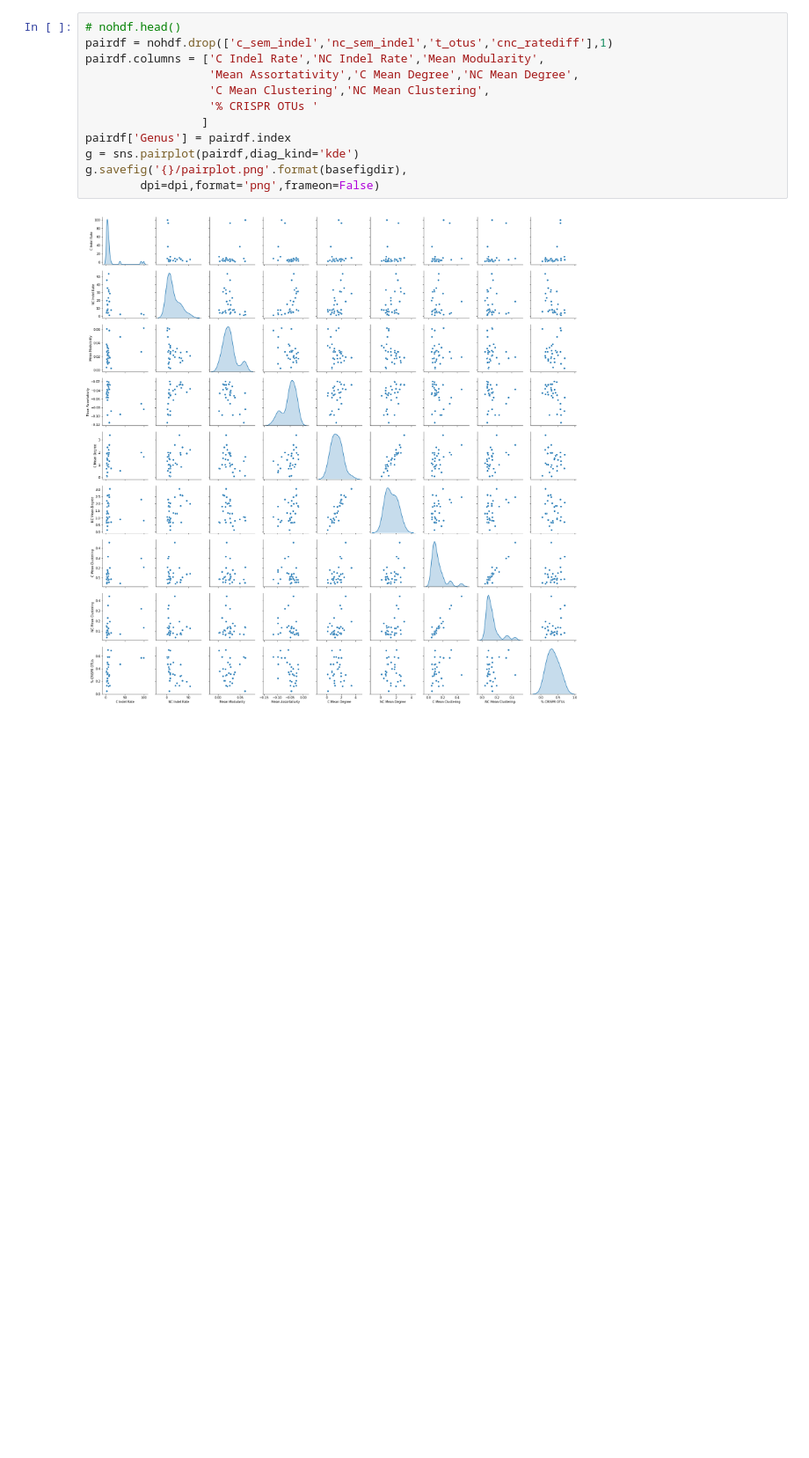
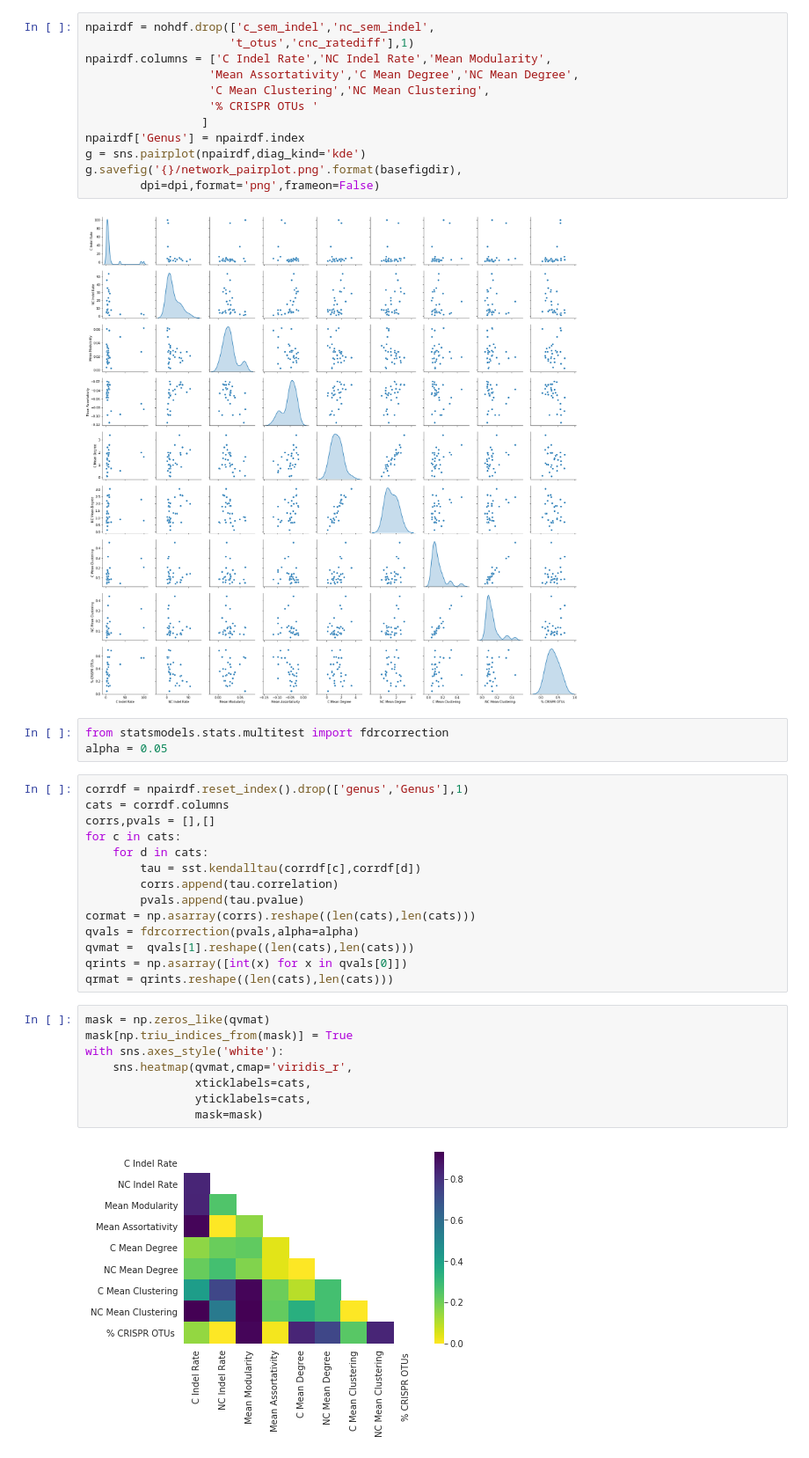
Before and after one commit to DJSiddharthVader/Undergrad_Thesis, a Jupyter notebook: notebooks/plotting.ipynb, the cells around one changed output. Shown at 88% size. Saved outputs shown, nothing was run; the diff lists cells and outputs as text; blank space fills up the shorter version.

```diff
--- a/notebooks/plotting.ipynb
+++ b/notebooks/plotting.ipynb
@@ -99,14 +119,41 @@ plu.violinPlot(stats,col='assortativity',dpi=dpi,
 # %%
-# nohdf.head()
-pairdf = nohdf.drop(['c_sem_indel','nc_sem_indel','t_otus','cnc_ratediff'],1)
-pairdf.columns = ['C Indel Rate','NC Indel Rate','Mean Modularity',
+npairdf = nohdf.drop(['c_sem_indel','nc_sem_indel',
+                     't_otus','cnc_ratediff'],1)
+npairdf.columns = ['C Indel Rate','NC Indel Rate','Mean Modularity',
                   'Mean Assortativity','C Mean Degree','NC Mean Degree',
                   'C Mean Clustering','NC Mean Clustering',
                   '% CRISPR OTUs '
                  ]
-pairdf['Genus'] = pairdf.index
-g = sns.pairplot(pairdf,diag_kind='kde')
-g.savefig('{}/pairplot.png'.format(basefigdir),
+npairdf['Genus'] = npairdf.index
+g = sns.pairplot(npairdf,diag_kind='kde')
+g.savefig('{}/network_pairplot.png'.format(basefigdir),
         dpi=dpi,format='png',frameon=False)
 # %% [output]
 [figure]
+# %%
+from statsmodels.stats.multitest import fdrcorrection
+alpha = 0.05
+# %%
+corrdf = npairdf.reset_index().drop(['genus','Genus'],1)
+cats = corrdf.columns
+corrs,pvals = [],[]
+for c in cats:
+    for d in cats:
+        tau = sst.kendalltau(corrdf[c],corrdf[d])
+        corrs.append(tau.correlation)
+        pvals.append(tau.pvalue)
+cormat = np.asarray(corrs).reshape((len(cats),len(cats)))
+qvals = fdrcorrection(pvals,alpha=alpha)
+qvmat =  qvals[1].reshape((len(cats),len(cats)))
+qrints = np.asarray([int(x) for x in qvals[0]])
+qrmat = qrints.reshape((len(cats),len(cats)))
+# %%
+mask = np.zeros_like(qvmat)
+mask[np.triu_indices_from(mask)] = True
+with sns.axes_style('white'):
+    sns.heatmap(qvmat,cmap='viridis_r',
+                xticklabels=cats,
+                yticklabels=cats,
+                mask=mask)
+# %% [output]
+[figure, added]
```
Also changed, not shown: parts of 6 cells of this notebook, 2 other files.
